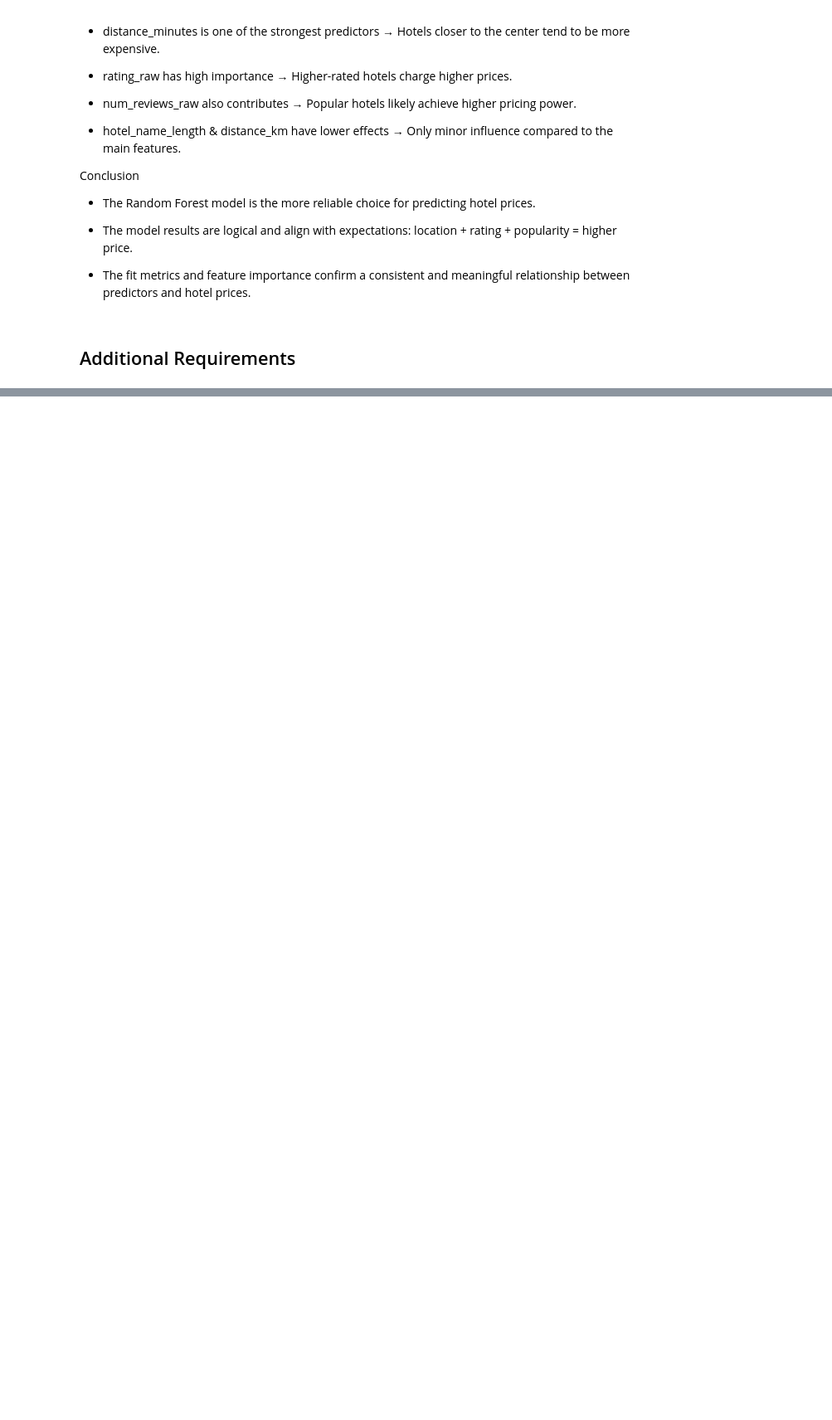
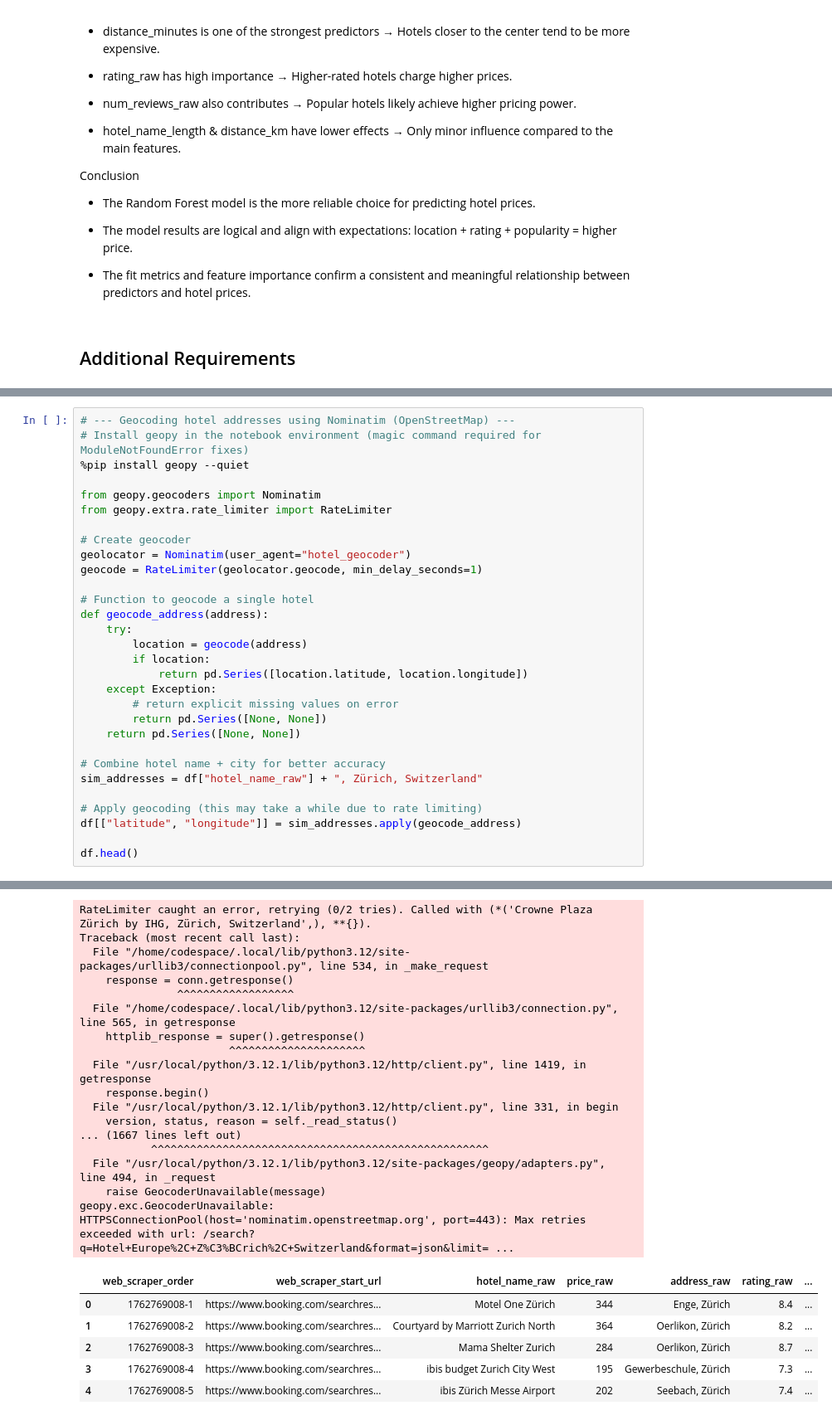
Before and after one commit to Arben-ai/data-analytics-hotelprices, a Jupyter notebook: notebooks/hotels_data_preparation.ipynb, the cells around one changed output, grey strips where cells are left out. Shown at 83% size. Cells and saved outputs as stored; diff of their text form; blank space fills up the shorter version.

```diff
--- a/notebooks/hotels_data_preparation.ipynb
+++ b/notebooks/hotels_data_preparation.ipynb
@@ -641,0 +763,31 @@ Conclusion
+# %%
+# --- Geocoding hotel addresses using Nominatim (OpenStreetMap) ---
+# Install geopy in the notebook environment (magic command required for ModuleNotFoundError fixes)
+%pip install geopy --quiet
+
+from geopy.geocoders import Nominatim
+from geopy.extra.rate_limiter import RateLimiter
+
+# Create geocoder
+geolocator = Nominatim(user_agent="hotel_geocoder")
+geocode = RateLimiter(geolocator.geocode, min_delay_seconds=1)
+
+# Function to geocode a single hotel
+def geocode_address(address):
+    try:
+        location = geocode(address)
+        if location:
+            return pd.Series([location.latitude, location.longitude])
+    except Exception:
+        # return explicit missing values on error
+        return pd.Series([None, None])
+    return pd.Series([None, None])
+
+# Combine hotel name + city for better accuracy
+sim_addresses = df["hotel_name_raw"] + ", Zürich, Switzerland"
+
+# Apply geocoding (this may take a while due to rate limiting)
+df[["latitude", "longitude"]] = sim_addresses.apply(geocode_address)
+
+df.head()
+# %% [output]
@@ -641,0 +797,23 @@ Conclusion
+RateLimiter caught an error, retrying (0/2 tries). Called with (*('Crowne Plaza Zürich by IHG, Zürich, Switzerland',), **{}).
+Traceback (most recent call last):
+  File "/home/codespace/.local/lib/python3.12/site-packages/urllib3/connectionpool.py", line 534, in _make_request
+    response = conn.getresponse()
+               ^^^^^^^^^^^^^^^^^^
+  File "/home/codespace/.local/lib/python3.12/site-packages/urllib3/connection.py", line 565, in getresponse
+    httplib_response = super().getresponse()
+                       ^^^^^^^^^^^^^^^^^^^^^
+  File "/usr/local/python/3.12.1/lib/python3.12/http/client.py", line 1419, in getresponse
+    response.begin()
+  File "/usr/local/python/3.12.1/lib/python3.12/http/client.py", line 331, in begin
+    version, status, reason = self._read_status()
+... (1667 lines left out)
+           ^^^^^^^^^^^^^^^^^^^^^^^^^^^^^^^^^^^^^^^^^^^^^^^^^^^^
+  File "/usr/local/python/3.12.1/lib/python3.12/site-packages/geopy/adapters.py", line 494, in _request
+    raise GeocoderUnavailable(message)
+geopy.exc.GeocoderUnavailable: HTTPSConnectionPool(host='nominatim.openstreetmap.org', port=443): Max retries exceeded with url: /search?q=Hotel+Europe%2C+Z%C3%BCrich%2C+Switzerland&format=json&limit= ...
+|  | web_scraper_order | web_scraper_start_url | hotel_name_raw | price_raw | address_raw | rating_raw | ... |
+| 0 | 1762769008-1 | https://www.booking.com/searchres... | Motel One Zürich | 344 | Enge, Zürich | 8.4 | ... |
+| 1 | 1762769008-2 | https://www.booking.com/searchres... | Courtyard by Marriott Zurich North | 364 | Oerlikon, Zürich | 8.2 | ... |
+| 2 | 1762769008-3 | https://www.booking.com/searchres... | Mama Shelter Zurich | 284 | Oerlikon, Zürich | 8.7 | ... |
+| 3 | 1762769008-4 | https://www.booking.com/searchres... | ibis budget Zurich City West | 195 | Gewerbeschule, Zürich | 7.3 | ... |
+| 4 | 1762769008-5 | https://www.booking.com/searchres... | ibis Zürich Messe Airport | 202 | Seebach, Zürich | 7.4 | ... |
```
Also changed, not shown: parts of 7 cells of this notebook.
